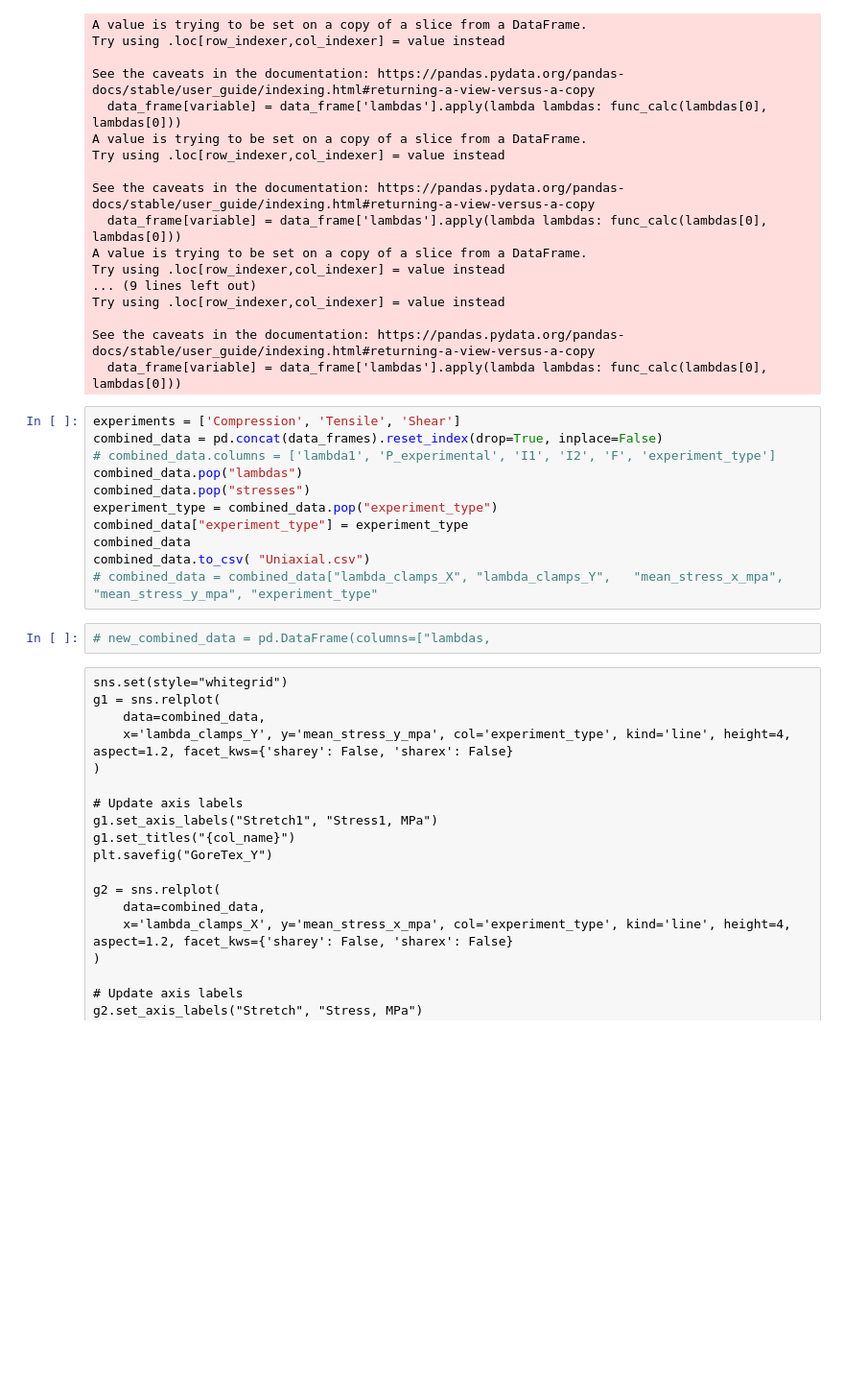
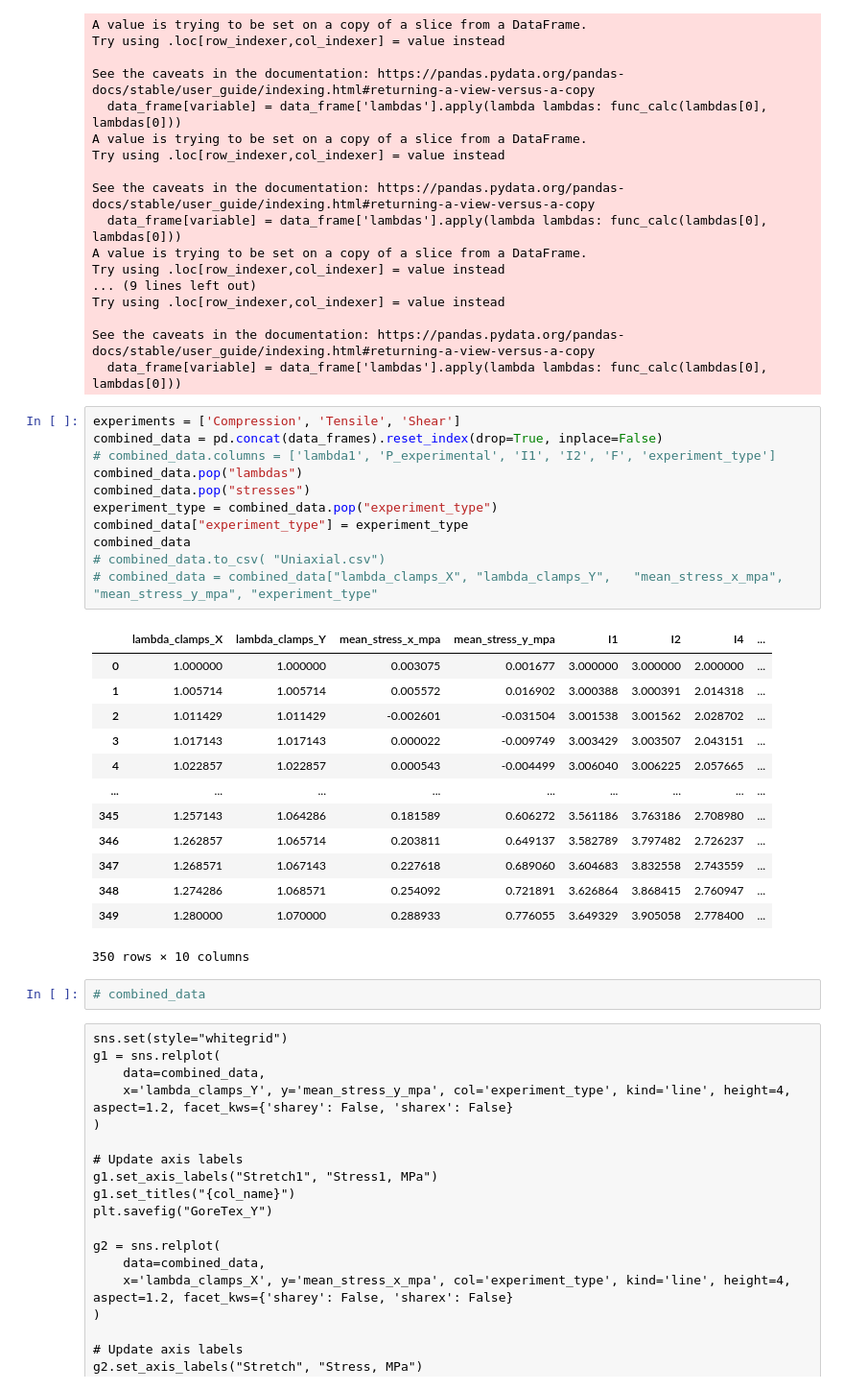
Before and after one commit to 23Grammer58/data-driven-constitutive-modelling, a Jupyter notebook: src/CANN_torch/GoreTex.ipynb, the cells around one changed output. Shown at 96% size. Drawn from its saved outputs; the diff is of its cells as text; blank space fills up the shorter version.

```diff
--- a/src/CANN_torch/GoreTex.ipynb
+++ b/src/CANN_torch/GoreTex.ipynb
@@ -106,16 +135,30 @@ See the caveats in the documentation: https://pandas.pydata.org/pandas-docs/stab
 # %%
 experiments = ['Compression', 'Tensile', 'Shear']
 combined_data = pd.concat(data_frames).reset_index(drop=True, inplace=False)
 # combined_data.columns = ['lambda1', 'P_experimental', 'I1', 'I2', 'F', 'experiment_type']
 combined_data.pop("lambdas")
 combined_data.pop("stresses")
 experiment_type = combined_data.pop("experiment_type")
 combined_data["experiment_type"] = experiment_type
 combined_data
-combined_data.to_csv( "Uniaxial.csv")
+# combined_data.to_csv( "Uniaxial.csv")
 # combined_data = combined_data["lambda_clamps_X", "lambda_clamps_Y",	"mean_stress_x_mpa", "mean_stress_y_mpa", "experiment_type"
+# %% [output]
+|  | lambda_clamps_X | lambda_clamps_Y | mean_stress_x_mpa | mean_stress_y_mpa | I1 | I2 | I4 | ... |
+| 0 | 1.000000 | 1.000000 | 0.003075 | 0.001677 | 3.000000 | 3.000000 | 2.000000 | ... |
+| 1 | 1.005714 | 1.005714 | 0.005572 | 0.016902 | 3.000388 | 3.000391 | 2.014318 | ... |
+| 2 | 1.011429 | 1.011429 | -0.002601 | -0.031504 | 3.001538 | 3.001562 | 2.028702 | ... |
+| 3 | 1.017143 | 1.017143 | 0.000022 | -0.009749 | 3.003429 | 3.003507 | 2.043151 | ... |
+| 4 | 1.022857 | 1.022857 | 0.000543 | -0.004499 | 3.006040 | 3.006225 | 2.057665 | ... |
+| ... | ... | ... | ... | ... | ... | ... | ... | ... |
+| 345 | 1.257143 | 1.064286 | 0.181589 | 0.606272 | 3.561186 | 3.763186 | 2.708980 | ... |
+| 346 | 1.262857 | 1.065714 | 0.203811 | 0.649137 | 3.582789 | 3.797482 | 2.726237 | ... |
+| 347 | 1.268571 | 1.067143 | 0.227618 | 0.689060 | 3.604683 | 3.832558 | 2.743559 | ... |
+| 348 | 1.274286 | 1.068571 | 0.254092 | 0.721891 | 3.626864 | 3.868415 | 2.760947 | ... |
+| 349 | 1.280000 | 1.070000 | 0.288933 | 0.776055 | 3.649329 | 3.905058 | 2.778400 | ... |
+350 rows × 10 columns
 # %%
-# new_combined_data = pd.DataFrame(columns=["lambdas,
+# combined_data
 # %% [raw]
 sns.set(style="whitegrid")
 g1 = sns.relplot(
```
Also changed, not shown: parts of 6 cells of this notebook, 2 other files.
